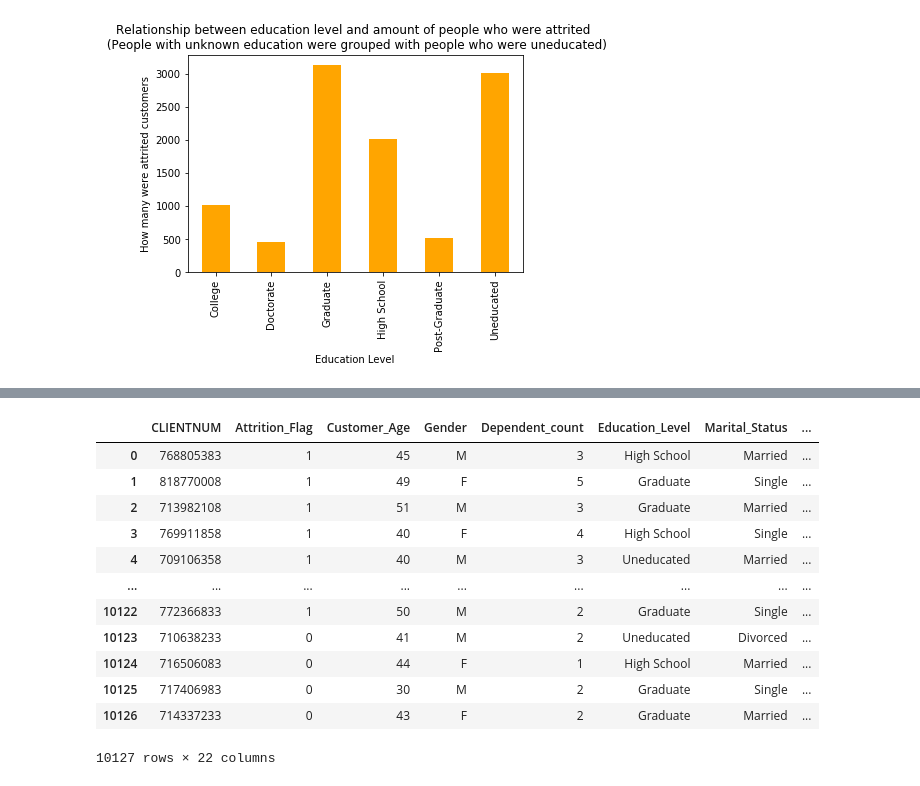
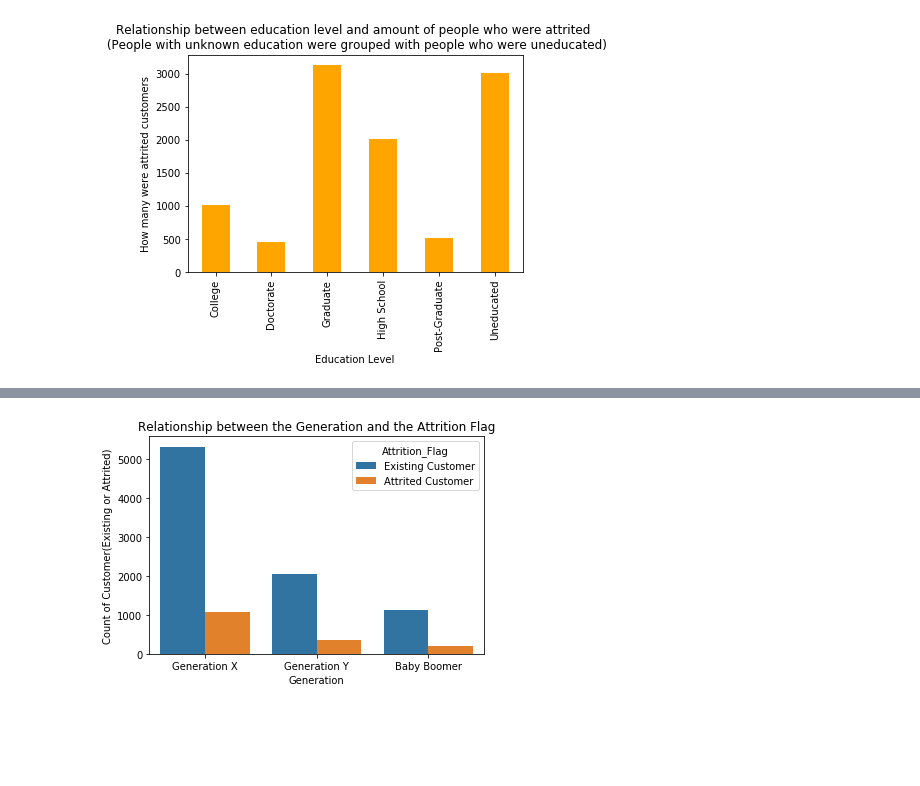
Before and after one commit to bhargavakula01/credit-card-churning-predictor, a Jupyter notebook: credit-card-ds/CreditCardDataVisualization.ipynb, the cells around one changed output, grey strips where cells are left out. Cells and saved outputs as stored; diff of their text form; code cells hidden in the pictures; blank space fills up the shorter version.

Commit message:
completed random forest model in notebook and have completed exploratory data analysis

```diff
--- a/credit-card-ds/CreditCardDataVisualization.ipynb
+++ b/credit-card-ds/CreditCardDataVisualization.ipynb
@@ -133,29 +107,22 @@ cc_dataframe.head(10)
 # %%
 def generation(age):
     if(75 <= age <= 95):
         return "Silent Generation"
     elif(56 <= age <= 74):
         return "Baby Boomer"
     elif(41 <= age <= 55):
         return "Generation X"
     elif(26 <= age <= 40):
         return "Generation Y"
     elif(8 <= age <= 25):
         return "Generation Z"
 cc_dataframe['Generation'] = cc_dataframe['Customer_Age'].map(lambda x: generation(x))
 cc_dataframe
-#need to showcase a plot regarding this
+
+#plot 6: Relationship between generation and attrition flag
+sns.countplot(x= 'Generation', hue= 'Attrition_Flag', data= cc_dataframe)
+plt.title("Relationship between the Generation and the Attrition Flag")
+plt.ylabel("Count of Customer(Existing or Attrited)")
+plt.show()
 # %% [output]
-|  | CLIENTNUM | Attrition_Flag | Customer_Age | Gender | Dependent_count | Education_Level | Marital_Status | ... |
-| 0 | 768805383 | 1 | 45 | M | 3 | High School | Married | ... |
-| 1 | 818770008 | 1 | 49 | F | 5 | Graduate | Single | ... |
-| 2 | 713982108 | 1 | 51 | M | 3 | Graduate | Married | ... |
-| 3 | 769911858 | 1 | 40 | F | 4 | High School | Single | ... |
-| 4 | 709106358 | 1 | 40 | M | 3 | Uneducated | Married | ... |
-| ... | ... | ... | ... | ... | ... | ... | ... | ... |
-| 10122 | 772366833 | 1 | 50 | M | 2 | Graduate | Single | ... |
-| 10123 | 710638233 | 0 | 41 | M | 2 | Uneducated | Divorced | ... |
-| 10124 | 716506083 | 0 | 44 | F | 1 | High School | Married | ... |
-| 10125 | 717406983 | 0 | 30 | M | 2 | Graduate | Single | ... |
-| 10126 | 714337233 | 0 | 43 | F | 2 | Graduate | Married | ... |
-10127 rows × 22 columns
+[figure, added]
```
Also changed, not shown: parts of 10 cells of this notebook, 1 other file.
